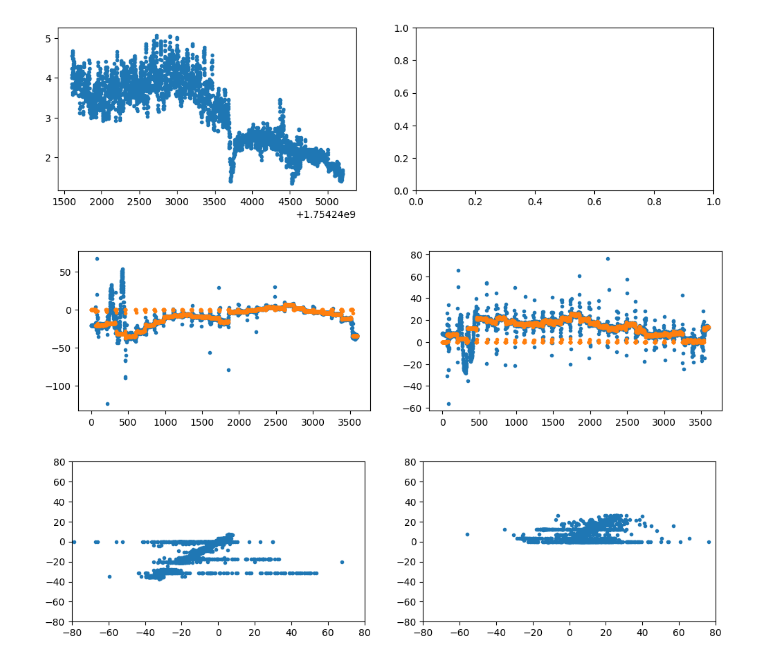
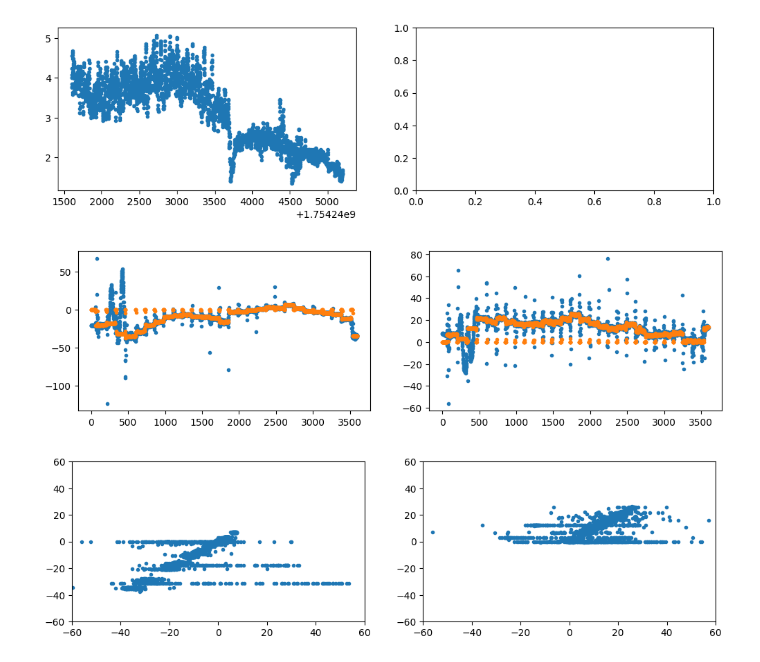
Before and after one commit to ska-sa/dvs, a Jupyter notebook: notebooks/Tiltmeter Demo.ipynb, the cells around one changed output. Cells and saved outputs as stored; diff of their text form; code cells hidden in the pictures.

```diff
--- a/notebooks/Tiltmeter Demo.ipynb
+++ b/notebooks/Tiltmeter Demo.ipynb
@@ -225,22 +241,0 @@ axs[0].plot(TS, wgust, '.');
-# %%
-# These were the values applied by the ACU (need to change the sign to match the same sense as katsepnt)
-act_az_corr, act_el_corr = [-katselib.getsensorvalues("%s_%s"%(ant,_), TS, interpolate='linear')[1] \
-                        for _ in ['dsm_azTiltCorr','dsm_elTiltCorr']] # arcsec
-
-# Use the katsepnt model to calculate what the corrections should have been
-az_corr, el_corr = katsepnt.get_tilt_corr(TS, ant) # arcsec
-
-axs = plt.subplots(1,2, figsize=(12,3))[1]
-axs[0].plot(az_corr, '.')
-axs[0].plot(act_az_corr, '.')
-axs[1].plot(el_corr, '.')
-axs[1].plot(act_el_corr, '.')
-
-axs = plt.subplots(1,2, figsize=(12,3))[1]
-axs[0].plot(az_corr, act_az_corr, '.')
-axs[1].plot(el_corr, act_el_corr, '.')
-for ax in axs:
-    ax.set_ylim(-80,80); ax.set_xlim(-80,80);
-# %% [output]
-[figure, removed]
-[figure, removed]
@@ -248,0 +244,22 @@ for ax in axs:
+# %%
+# These were the values applied by the ACU (note change of sign to match the same sense as katsepnt)
+act_az_corr, act_el_corr = [-katselib.getsensorvalues("%s_%s"%(ant,_), TS, interpolate='linear')[1] \
+                        for _ in ['dsm_azTiltCorr','dsm_elTiltCorr']] # arcsec
+
+# Use the katsepnt model to calculate what the corrections should have been - from scratch!
+az_corr, el_corr = katsepnt.get_tilt_corr(TS, ant, **katsepnt._TILT_ACTIVE_CAL_(ant)) # arcsec
+
+axs = plt.subplots(1,2, figsize=(12,3))[1]
+axs[0].plot(az_corr, '.')
+axs[0].plot(act_az_corr, '.')
+axs[1].plot(el_corr, '.')
+axs[1].plot(act_el_corr, '.')
+
+axs = plt.subplots(1,2, figsize=(12,3))[1]
+axs[0].plot(az_corr, act_az_corr, '.')
+axs[1].plot(el_corr, act_el_corr, '.')
+for ax in axs:
+    ax.set_ylim(-60,60); ax.set_xlim(-60,60);
+# %% [output]
+[figure, added]
+[figure, added]
```
Also changed, not shown: parts of 26 cells of this notebook.
